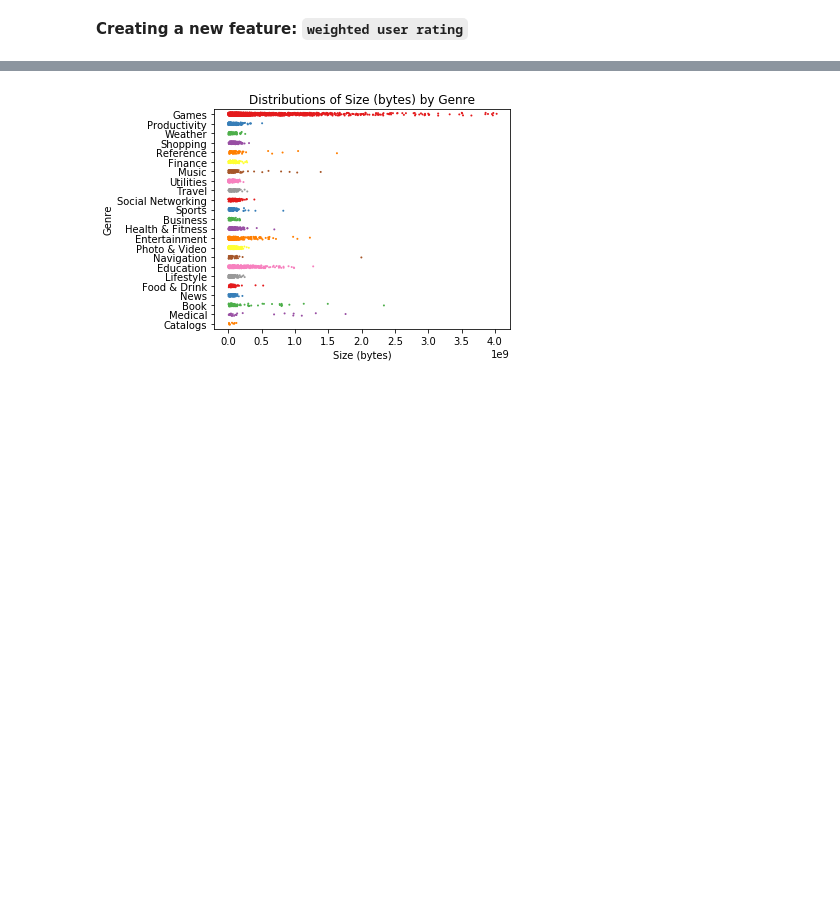
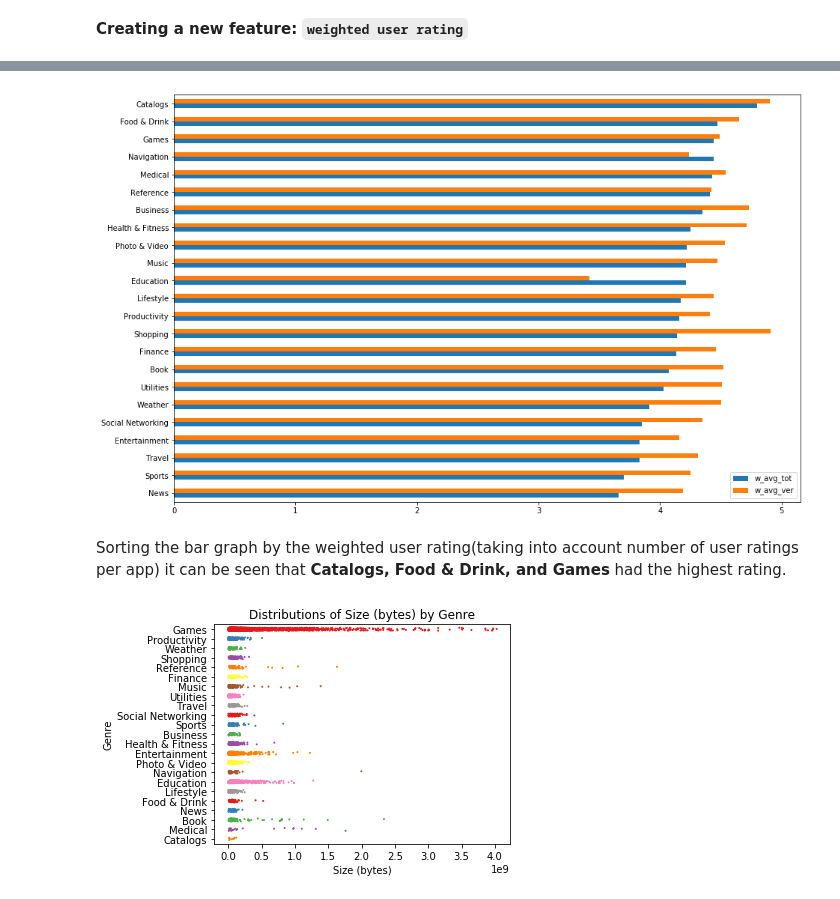
Before and after one commit to cgman64/apple-store-analysis, a Jupyter notebook: appStoreAnalysis.ipynb, the cells around one changed output, grey strips where cells are left out. Drawn from its saved outputs; the diff is of its cells as text; code cells hidden in the pictures; blank space fills up the shorter version.

Commit message:
weighted user metrics + plots

```diff
--- a/appStoreAnalysis.ipynb
+++ b/appStoreAnalysis.ipynb
@@ -167,12 +159,16 @@ def weighted_average(x,n,data):
     w_avg = {}
     for g in store.prime_genre.unique():
         f = data.prime_genre==g # change this to: filter = data.prime_genre == g => data[filter]
-        print("Denominator for:", g, data[f][n].sum())
+        #print("Denominator for:", g, data[f][n].sum())
         if data[f][n].sum() == 0:
-            continue
-        w_avg[g] = (data[f][x] * data[f][n]).sum() / data[f][n].sum()
+            w_avg[g] = 0
+        else:
+            w_avg[g] = round((data[f][x] * data[f][n]).sum() / data[f][n].sum(), 2)
     return w_avg
-weighted_average(x='user_rating', n='rating_count_tot', data=store)
+w_avg_tot=weighted_average(x='user_rating', n='rating_count_tot', data=store)
+w_avg_ver=weighted_average(x='user_rating_ver', n='rating_count_ver', data=store)
+w_avg_df=pd.DataFrame({'w_avg_tot':w_avg_tot, 'w_avg_ver':w_avg_ver})
+display(w_avg_df)
 # %% [output]
 |  | user_rating | rating_count_tot |
 | 0 | 4.0 | 21292 |
@@ -223,3 +202,10 @@ Denominator for: Catalogs 17325
+# %%
+w_avg_df.sort_values(by='w_avg_tot').plot.barh(figsize=(15,10))
+plt.show()
+# %% [output]
+[figure, added]
+# %% [markdown]
+Sorting the bar graph by the weighted user rating(taking into account number of user ratings per app) it can be seen that **Catalogs, Food & Drink, and Games** had the highest rating.
 # %%
 sns.stripplot(y='prime_genre', x='size_bytes', data=store, orient='h',
              jitter=0.15, palette="Set1", size=2)
```
Also changed, not shown: parts of 3 cells of this notebook.
